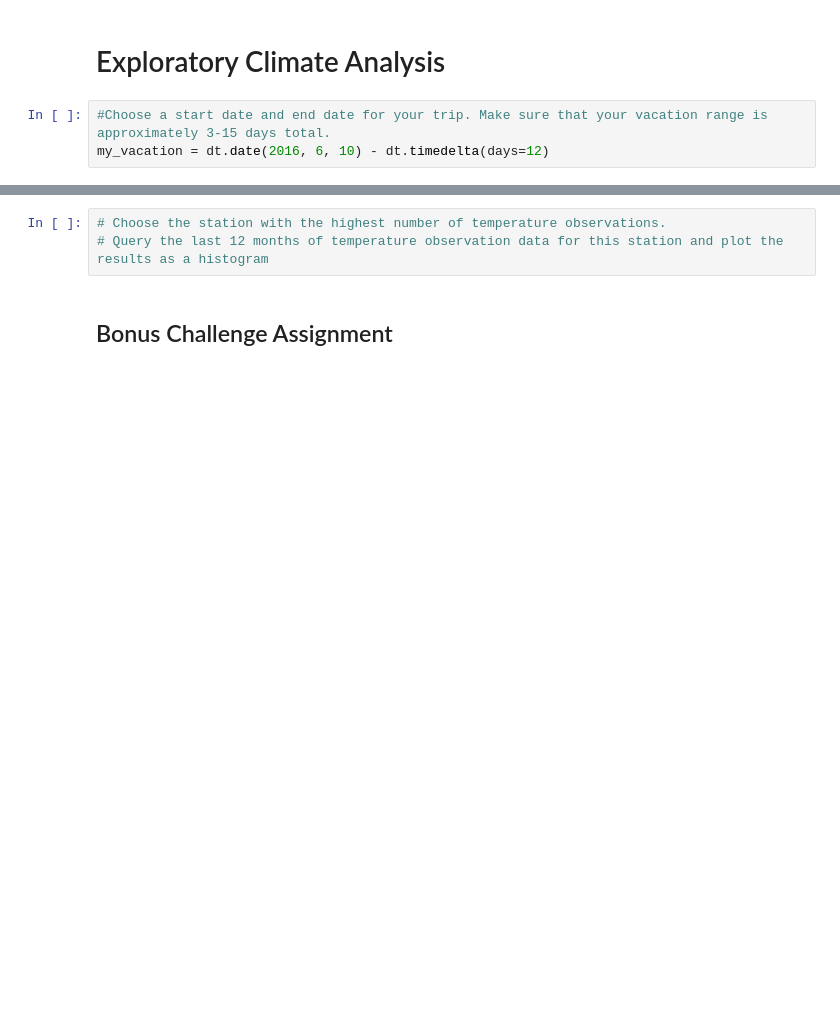
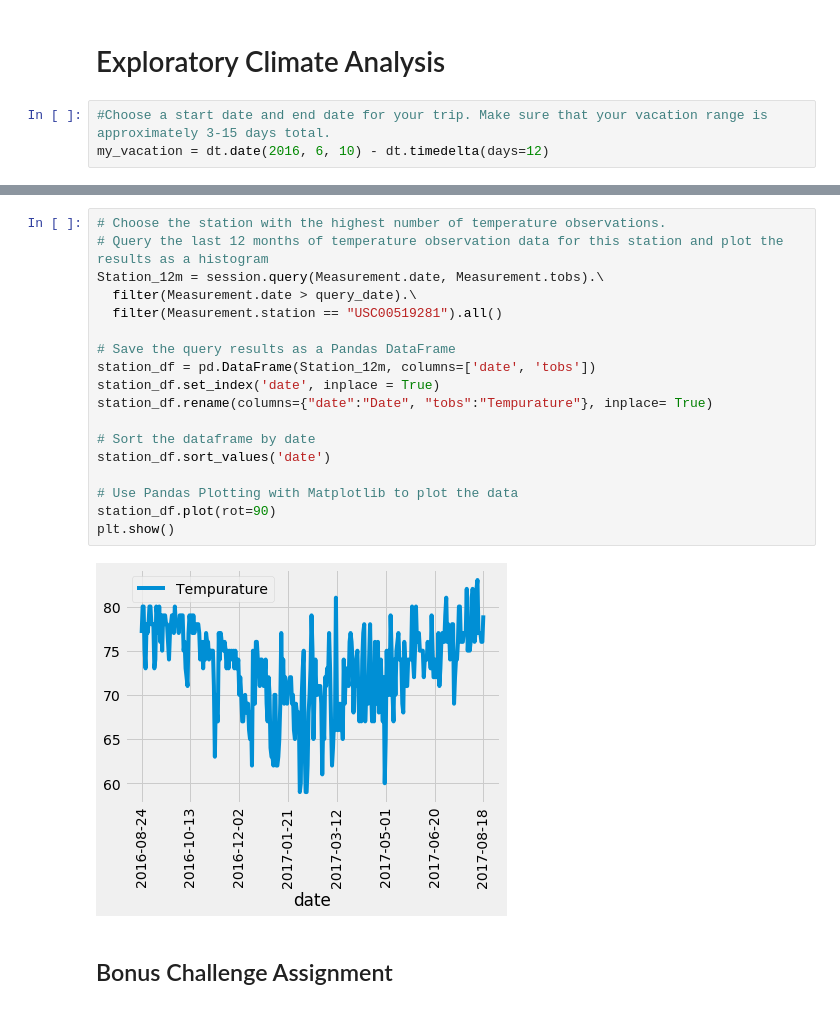
Before and after one commit to taftap8/sqlalchemy-challenge, a Jupyter notebook: climate_starter.ipynb, the cells around one changed output, grey strips where cells are left out. Drawn from its saved outputs; the diff is of its cells as text; blank space fills up the shorter version.

```diff
--- a/climate_starter.ipynb
+++ b/climate_starter.ipynb
@@ -120,6 +154,23 @@ plt.show()
 # %%
 # Choose the station with the highest number of temperature observations.
 # Query the last 12 months of temperature observation data for this station and plot the results as a histogram
+Station_12m = session.query(Measurement.date, Measurement.tobs).\
+  filter(Measurement.date > query_date).\
+  filter(Measurement.station == "USC00519281").all()
+
+# Save the query results as a Pandas DataFrame
+station_df = pd.DataFrame(Station_12m, columns=['date', 'tobs'])
+station_df.set_index('date', inplace = True)
+station_df.rename(columns={"date":"Date", "tobs":"Tempurature"}, inplace= True)
+
+# Sort the dataframe by date
+station_df.sort_values('date')
+
+# Use Pandas Plotting with Matplotlib to plot the data
+station_df.plot(rot=90)
+plt.show()
+# %% [output]
+[figure, added]
 # %% [markdown]
 ## Bonus Challenge Assignment
 # %%
```
Also changed, not shown: parts of 7 cells of this notebook, 1 other file.
